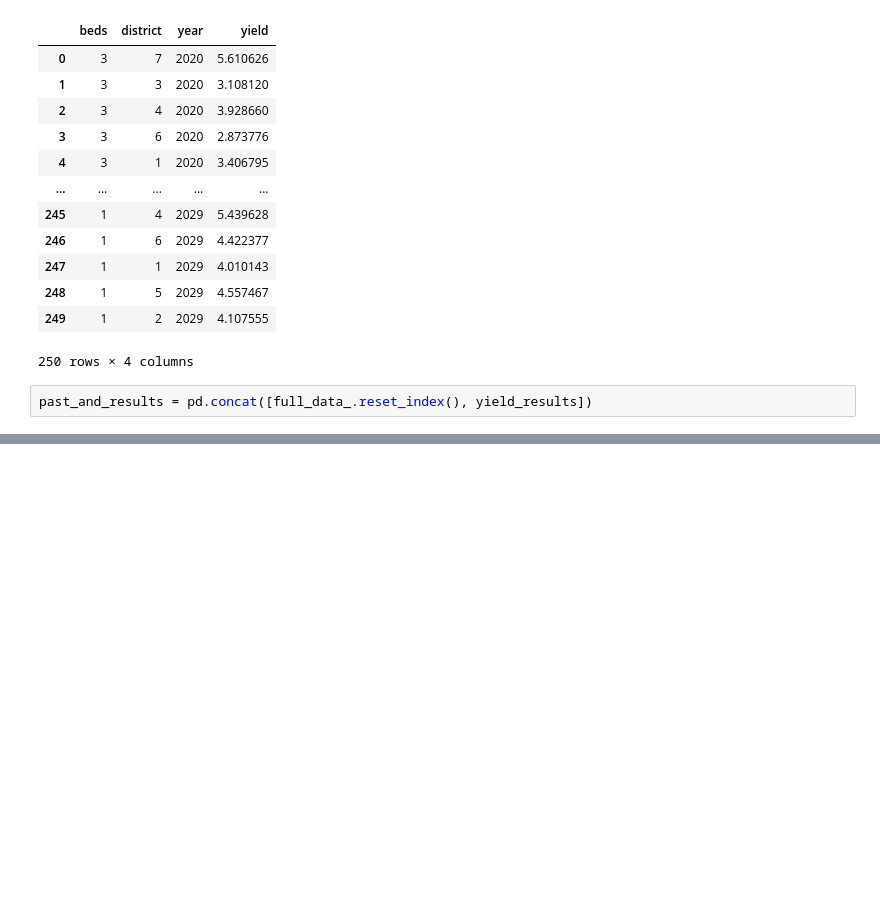
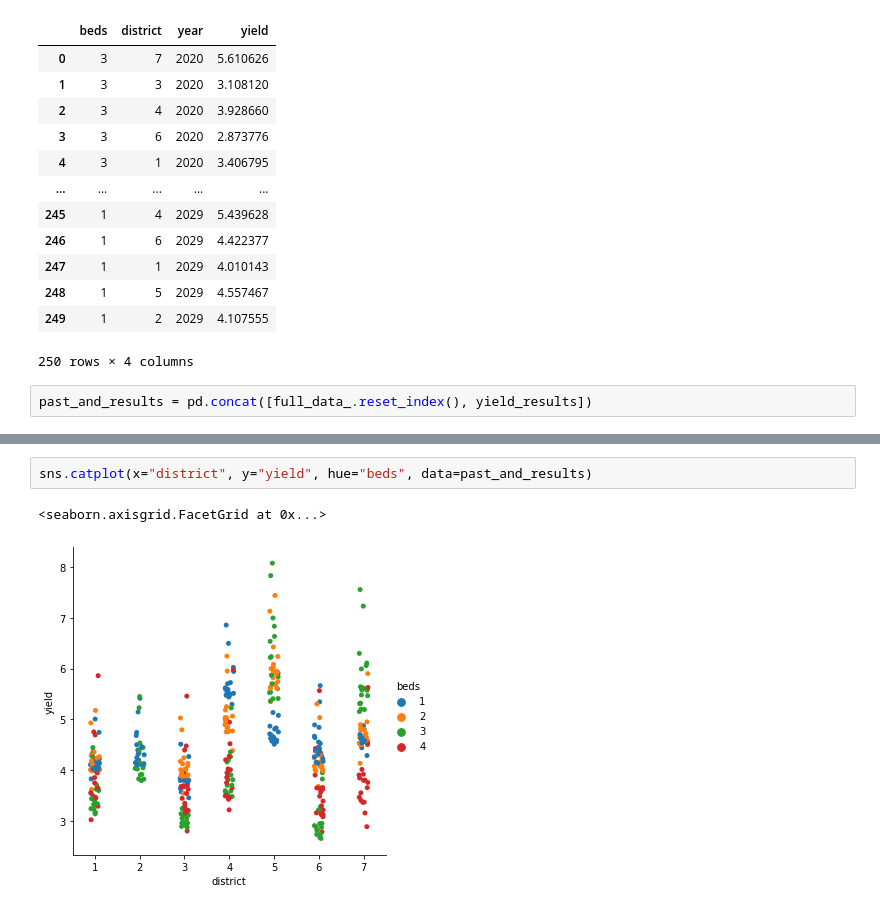
Before and after one commit to angelrureLurtis/LondonNW6, a Jupyter notebook: Part 2 Forecasting Prices and Rents.ipynb, the cells around one changed output, grey strips where cells are left out. Cells and saved outputs as stored; diff of their text form; blank space fills up the shorter version.

```diff
--- a/Part 2 Forecasting Prices and Rents.ipynb
+++ b/Part 2 Forecasting Prices and Rents.ipynb
@@ -1125,0 +1128,5 @@ plt.show()
+# %%
+sns.catplot(x="district", y="yield", hue="beds", data=past_and_results)
+# %% [output]
+<seaborn.axisgrid.FacetGrid at 0x...>
+[figure, added]
```
Also changed, not shown: parts of 13 cells of this notebook.
